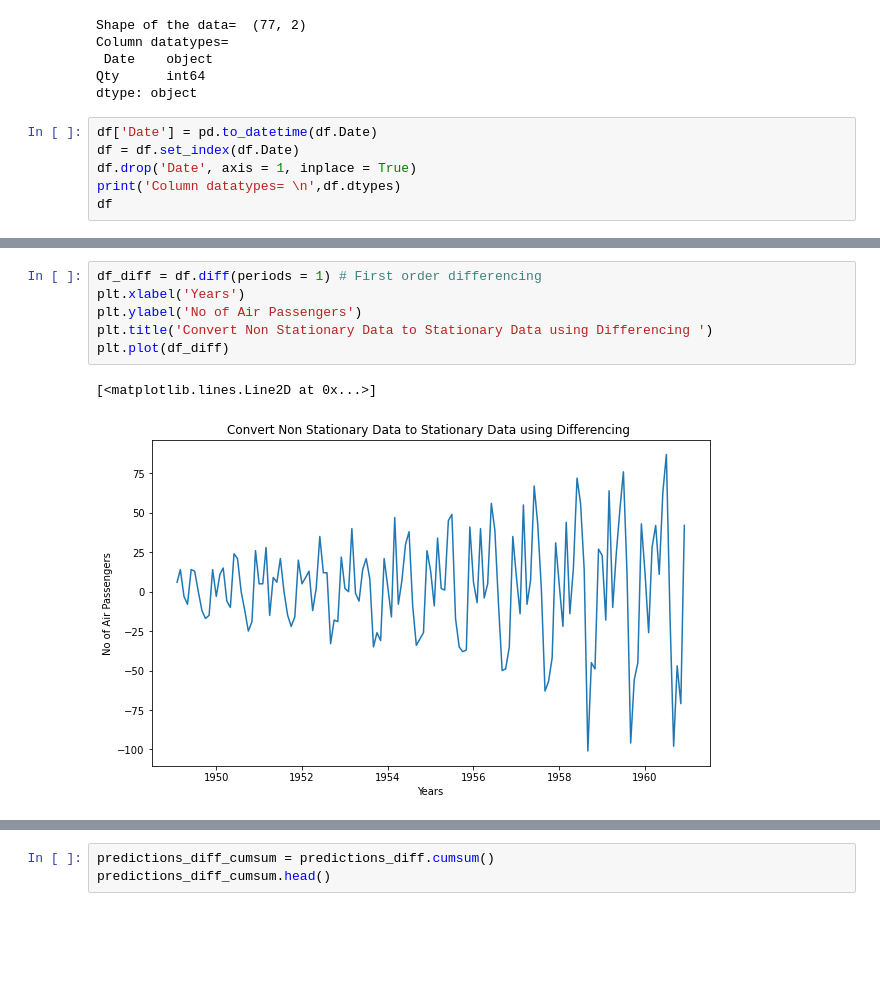
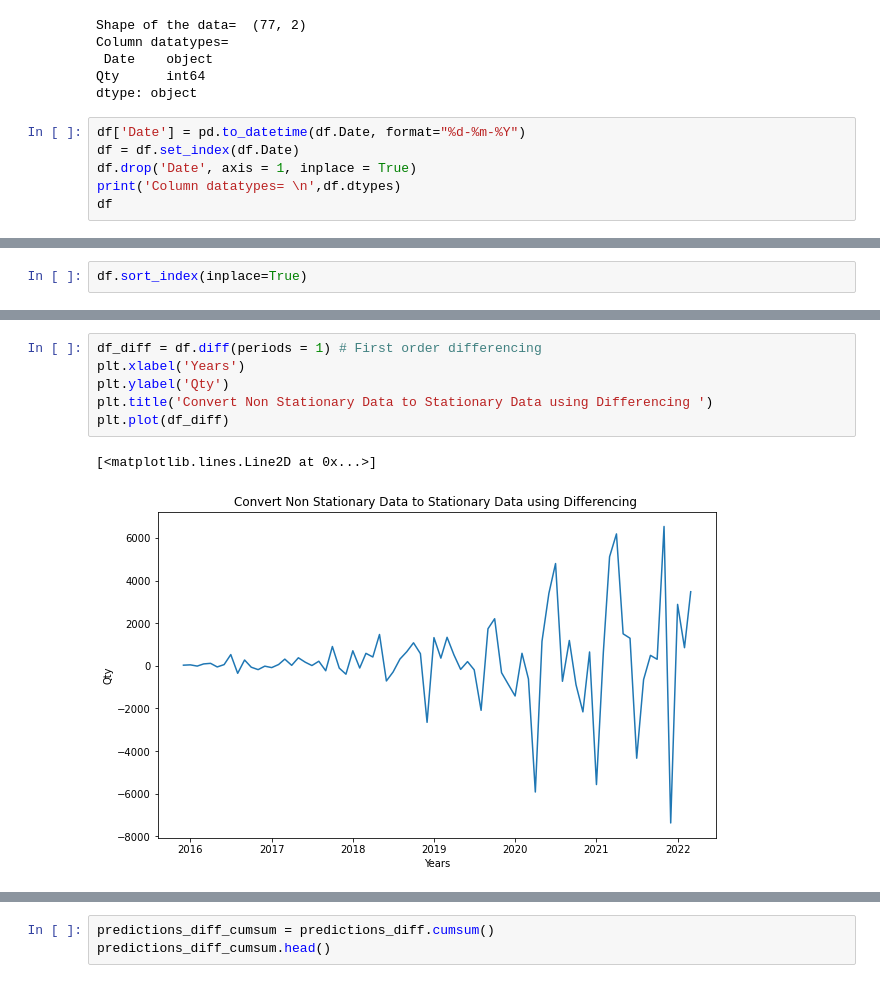
Before and after one commit to Rushayeal/Dissertation, a Jupyter notebook: Source/Tutorial 1 - Sales.ipynb, the cells around one changed output, grey strips where cells are left out. Saved outputs shown, nothing was run; the diff lists cells and outputs as text; blank space fills up the shorter version.

```diff
--- a/Source/Tutorial 1 - Sales.ipynb
+++ b/Source/Tutorial 1 - Sales.ipynb
@@ -82,7 +82,7 @@ Column datatypes=
 Qty      int64
 dtype: object
 # %%
-df['Date'] = pd.to_datetime(df.Date)
+df['Date'] = pd.to_datetime(df.Date, format="%d-%m-%Y")
 df = df.set_index(df.Date)
 df.drop('Date', axis = 1, inplace = True)
 print('Column datatypes= \n',df.dtypes)
@@ -130,3 +130,5 @@ sns.pointplot(x='Month',y='Passengers',hue='Year',data=df_temp)
+# %%
+df.sort_index(inplace=True)
 # %%
 decomposition = sm.tsa.seasonal_decompose(df, model='additive')
 fig = decomposition.plot()
@@ -173,12 +175,12 @@ dtype: float64
 # %%
 df_diff = df.diff(periods = 1) # First order differencing
 plt.xlabel('Years')
-plt.ylabel('No of Air Passengers')
+plt.ylabel('Qty')
 plt.title('Convert Non Stationary Data to Stationary Data using Differencing ')
 plt.plot(df_diff)
 # %% [output]
 [<matplotlib.lines.Line2D at 0x...>]
-[figure, old version]
+[figure, new version]
 # %%
 df_diff.dropna(inplace = True)# Data transformation may add na values
 stationarity_test(df_diff)
```
Also changed, not shown: parts of 22 cells of this notebook.
